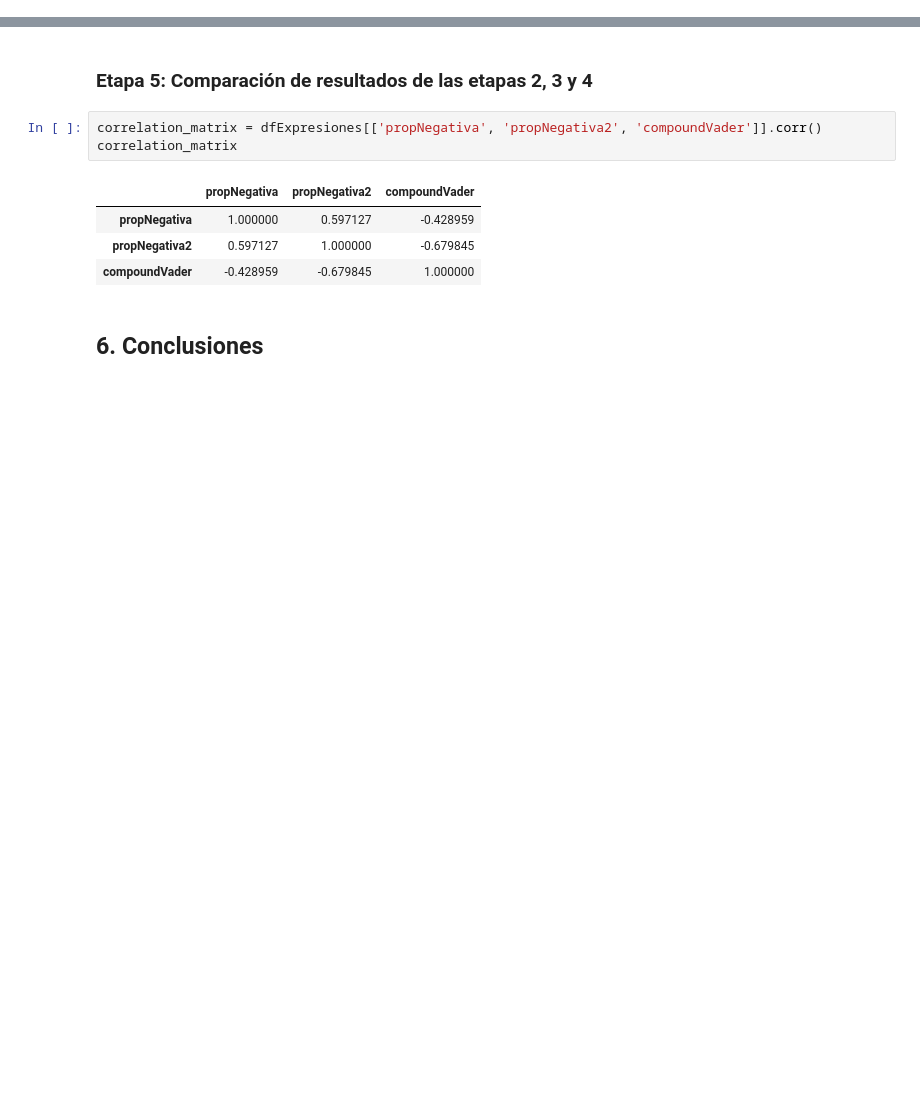
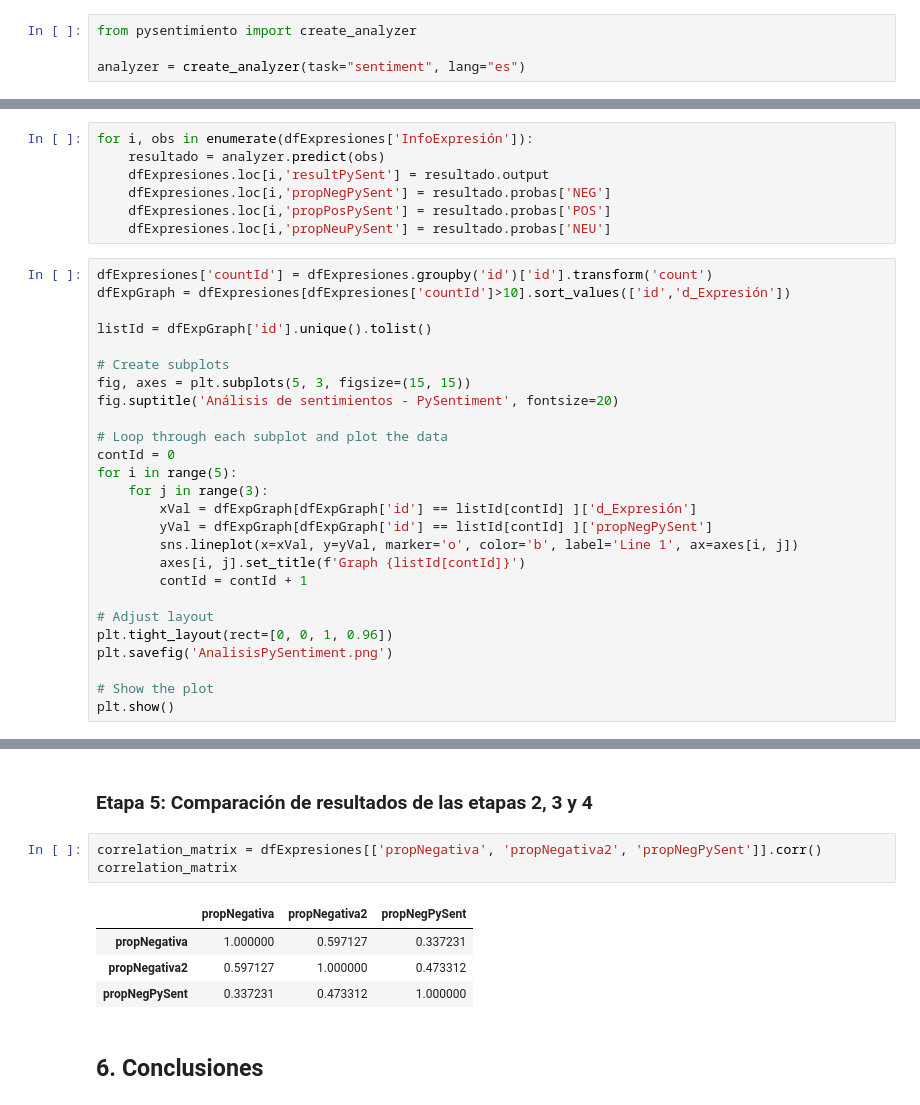
Before and after one commit to cesarnunezh/Diplomado_PUCP, a Jupyter notebook: Intro a NLP/Trabajo final NLP.ipynb, the cells around one changed output, grey strips where cells are left out. Cells and saved outputs as stored; diff of their text form; blank space fills up the shorter version.

```diff
--- a/Intro a NLP/Trabajo final NLP.ipynb
+++ b/Intro a NLP/Trabajo final NLP.ipynb
@@ -319,3 +319,7 @@ plt.show()
 [figure]
 # %% [markdown]
 ### Etapa 4: Análisis de sentimiento utilizando modelos entrenados
+# %%
+from pysentimiento import create_analyzer
+
+analyzer = create_analyzer(task="sentiment", lang="es")
@@ -321,0 +330,33 @@ plt.show()
+# %%
+for i, obs in enumerate(dfExpresiones['InfoExpresión']):
+    resultado = analyzer.predict(obs)
+    dfExpresiones.loc[i,'resultPySent'] = resultado.output
+    dfExpresiones.loc[i,'propNegPySent'] = resultado.probas['NEG']
+    dfExpresiones.loc[i,'propPosPySent'] = resultado.probas['POS']
+    dfExpresiones.loc[i,'propNeuPySent'] = resultado.probas['NEU']
+# %%
+dfExpresiones['countId'] = dfExpresiones.groupby('id')['id'].transform('count')
+dfExpGraph = dfExpresiones[dfExpresiones['countId']>10].sort_values(['id','d_Expresión'])
+
+listId = dfExpGraph['id'].unique().tolist()
+
+# Create subplots
+fig, axes = plt.subplots(5, 3, figsize=(15, 15))
+fig.suptitle('Análisis de sentimientos - PySentiment', fontsize=20)
+
+# Loop through each subplot and plot the data
+contId = 0
+for i in range(5):
+    for j in range(3):
+        xVal = dfExpGraph[dfExpGraph['id'] == listId[contId] ]['d_Expresión']
+        yVal = dfExpGraph[dfExpGraph['id'] == listId[contId] ]['propNegPySent']
+        sns.lineplot(x=xVal, y=yVal, marker='o', color='b', label='Line 1', ax=axes[i, j])
+        axes[i, j].set_title(f'Graph {listId[contId]}')
+        contId = contId + 1
+
+# Adjust layout
+plt.tight_layout(rect=[0, 0, 1, 0.96])
+plt.savefig('AnalisisPySentiment.png')
+
+# Show the plot
+plt.show()
@@ -322,12 +365,12 @@ plt.show()
 # %% [markdown]
 ### Etapa 5: Comparación de resultados de las etapas 2, 3 y 4
 # %%
-correlation_matrix = dfExpresiones[['propNegativa', 'propNegativa2', 'compoundVader']].corr()
+correlation_matrix = dfExpresiones[['propNegativa', 'propNegativa2', 'propNegPySent']].corr()
 correlation_matrix
 # %% [output]
-|  | propNegativa | propNegativa2 | compoundVader |
-| propNegativa | 1.000000 | 0.597127 | -0.428959 |
-| propNegativa2 | 0.597127 | 1.000000 | -0.679845 |
-| compoundVader | -0.428959 | -0.679845 | 1.000000 |
+|  | propNegativa | propNegativa2 | propNegPySent |
+| propNegativa | 1.000000 | 0.597127 | 0.337231 |
+| propNegativa2 | 0.597127 | 1.000000 | 0.473312 |
+| propNegPySent | 0.337231 | 0.473312 | 1.000000 |
 # %% [markdown]
 ## 6. Conclusiones
```
Also changed, not shown: parts of 2 cells of this notebook, 1 other file.
